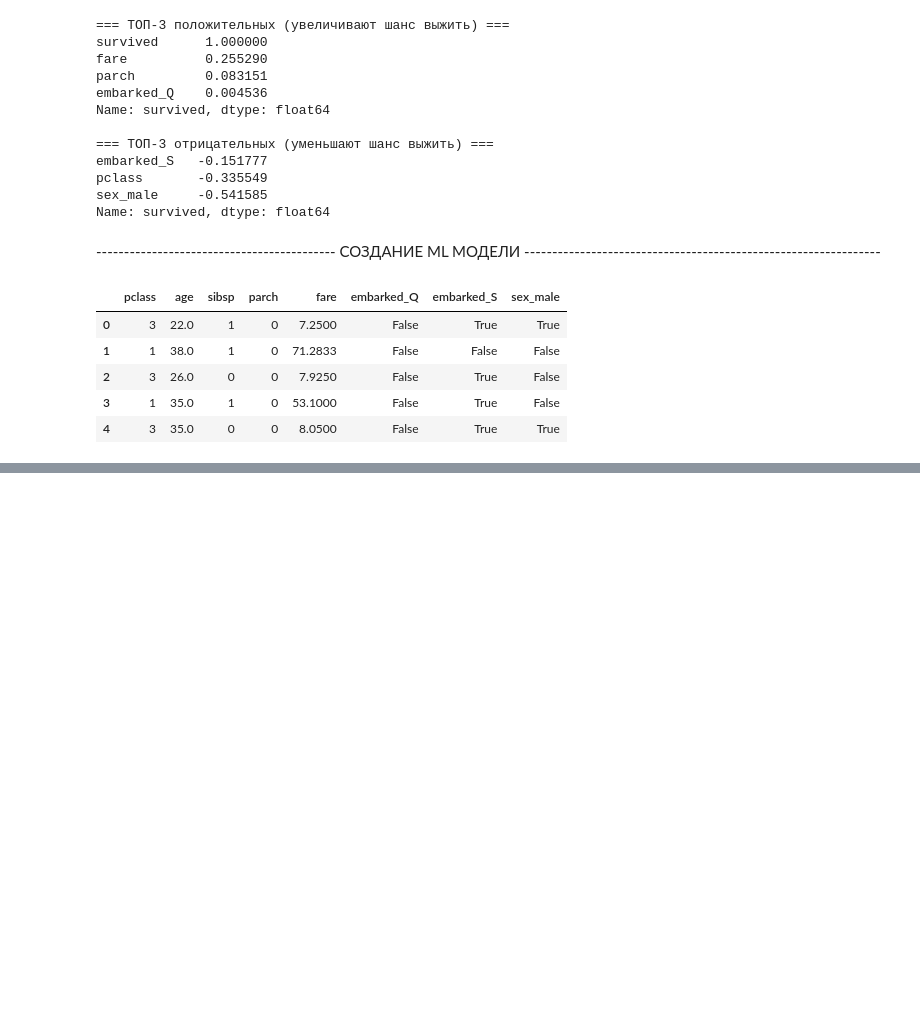
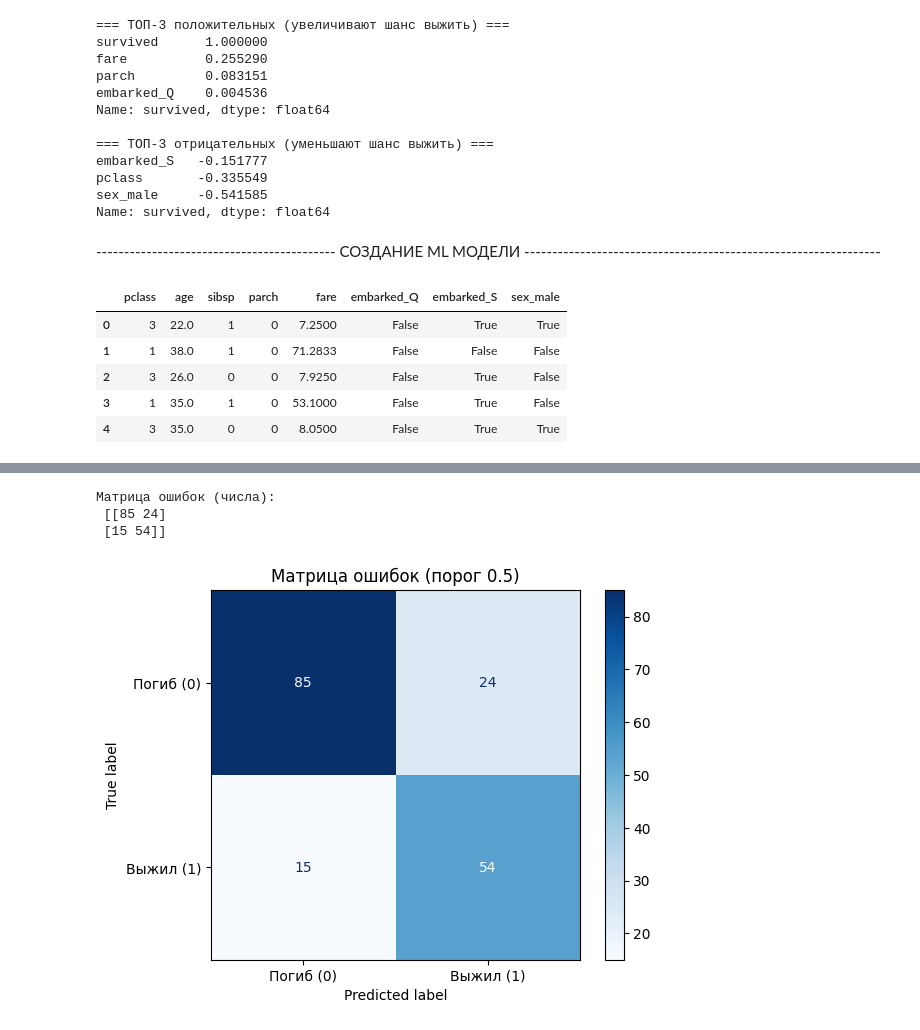
Before and after one commit to Stas488/llm_journey, a Jupyter notebook: week_02/day9_pandas_advanced.ipynb, the cells around one changed output, grey strips where cells are left out. Cells and saved outputs as stored; diff of their text form; code cells hidden in the pictures; blank space fills up the shorter version.

Commit message:
day11: confusion matrix, classification report, threshold trade-off

```diff
--- a/week_02/day9_pandas_advanced.ipynb
+++ b/week_02/day9_pandas_advanced.ipynb
@@ -187,0 +191,13 @@ X_train, X_test, y_train, y_test = train_test_split(X, y, test_size=0.2, random_
+# %%
+from sklearn.dummy import DummyClassifier
+from sklearn.metrics import accuracy_score
+
+# Создаем "глупую" модель, которая всегда выбирает самый частый класс
+baseline = DummyClassifier(strategy='most_frequent')
+baseline.fit(X_train, y_train)
+
+# Предсказываем и считаем точность
+baseline_pred = baseline.predict(X_test)
+baseline_acc = accuracy_score(y_test, baseline_pred)
+
+print(f"Baseline Accuracy (всегда предсказываем 0): {baseline_acc:.4f}")
@@ -187,0 +208,9 @@ X_train, X_test, y_train, y_test = train_test_split(X, y, test_size=0.2, random_
+# %%
+model = LogisticRegression(max_iter=1000, random_state=42)
+
+model.fit(X_train, y_train)
+
+y_pred = model.predict(X_test)
+
+accuracy = accuracy_score(y_test, y_pred)
+print(f"LogisticRegression Accuracy: {accuracy:.4f}")
@@ -187,0 +239,9 @@ X_train, X_test, y_train, y_test = train_test_split(X, y, test_size=0.2, random_
+# %%
+model = LogisticRegression(max_iter=100, random_state=42)
+
+model.fit(X_train, y_train)
+
+y_pred = model.predict(X_test)
+
+accuracy = accuracy_score(y_test, y_pred)
+print(f"LogisticRegression Accuracy: {accuracy:.4f}")
@@ -187,0 +258,18 @@ X_train, X_test, y_train, y_test = train_test_split(X, y, test_size=0.2, random_
+# %%
+from sklearn.metrics import confusion_matrix, ConfusionMatrixDisplay
+import matplotlib.pyplot as plt
+
+# Считаем матрицу ошибок на основе предсказаний y_pred (из Day 10)
+cm = confusion_matrix(y_test, y_pred)
+print("Матрица ошибок (числа):\n", cm)
+
+# Рисуем ее красиво
+disp = ConfusionMatrixDisplay(confusion_matrix=cm, display_labels=['Погиб (0)', 'Выжил (1)'])
+disp.plot(cmap='Blues')
+plt.title('Матрица ошибок (порог 0.5)')
+plt.show()
+# %% [output]
+Матрица ошибок (числа):
+ [[85 24]
+ [15 54]]
+[figure, added]
```
Also changed, not shown: parts of 9 cells of this notebook.
